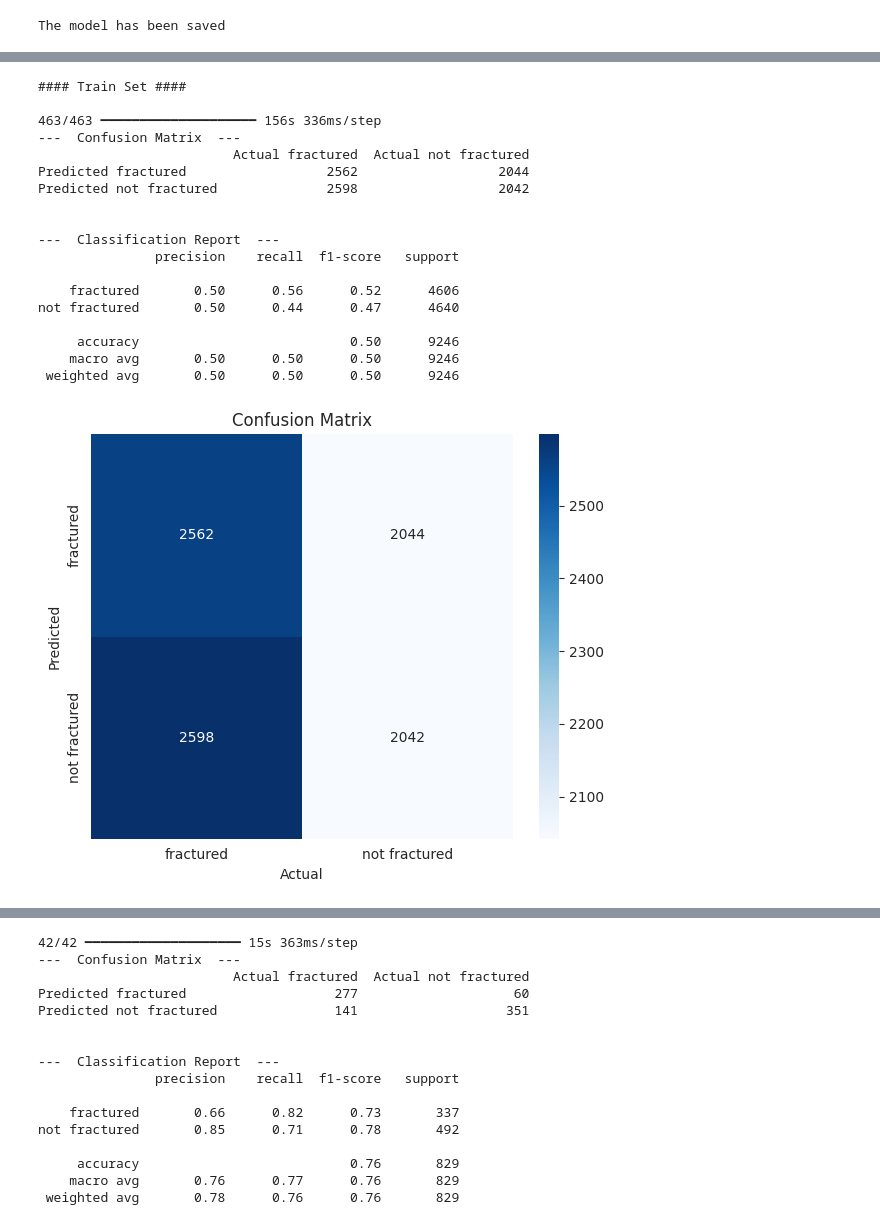
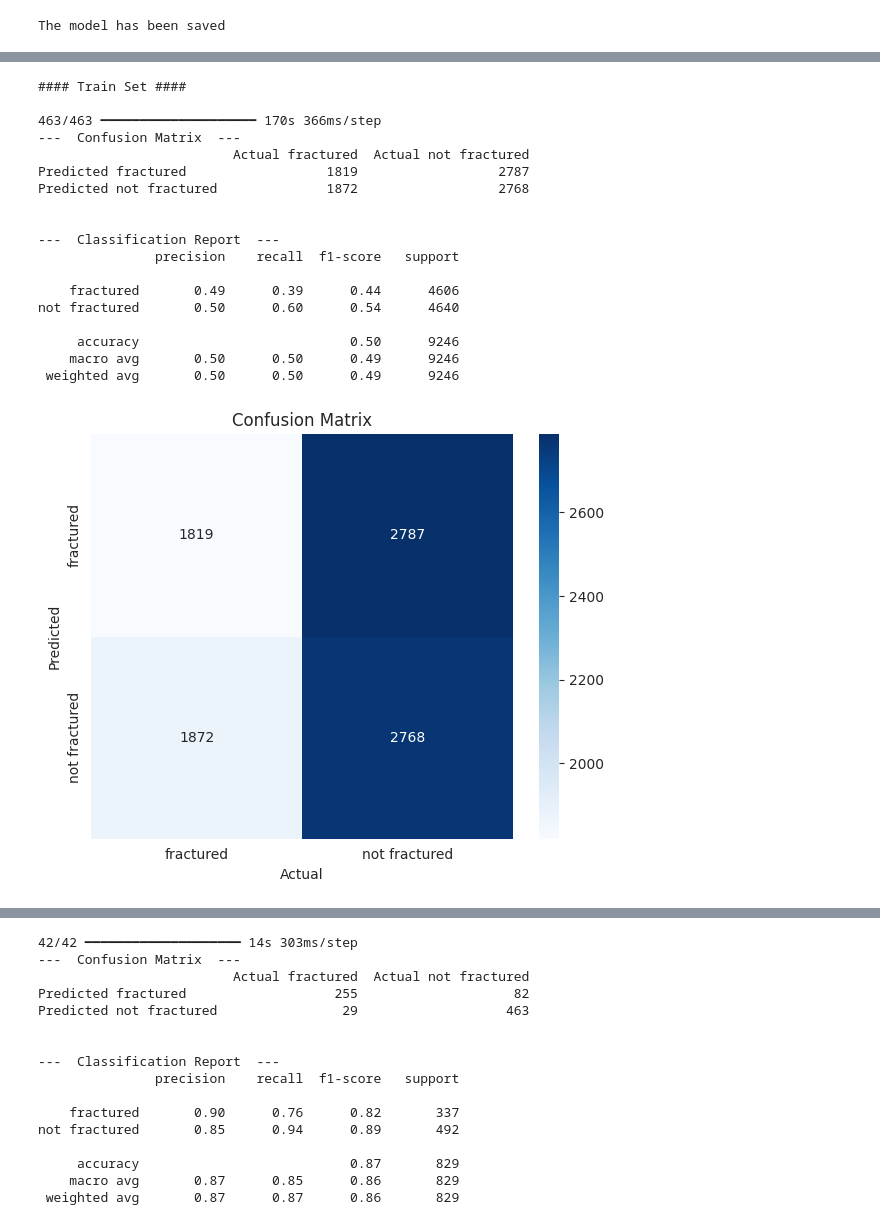
Before and after one commit to Felix-53/XrayFractureClass, a Jupyter notebook: jupytr_notebooks/Models_Evaluation.ipynb, the cells around one changed output, grey strips where cells are left out. Drawn from its saved outputs; the diff is of its cells as text; code cells hidden in the pictures.

```diff
--- a/jupytr_notebooks/Models_Evaluation.ipynb
+++ b/jupytr_notebooks/Models_Evaluation.ipynb
@@ -181,7 +181,7 @@ joblib.dump(value=train_set.class_indices,
 from tensorflow.keras.models import Sequential
 from tensorflow.keras.layers import Activation, Dropout, Flatten, Dense, Conv2D, MaxPooling2D
 # %%
-def create_tf_model():
+def create_tf_model_v2():
     model = Sequential()
 
     model.add(Conv2D(filters=32, kernel_size=(3, 3),
@@ -192,7 +192,11 @@ def create_tf_model():
               input_shape=image_shape, activation='relu', ))
     model.add(MaxPooling2D(pool_size=(2, 2)))
 
-    model.add(Conv2D(filters=64, kernel_size=(3, 3),
+    model.add(Conv2D(filters=128, kernel_size=(3, 3),
+              input_shape=image_shape, activation='relu', ))
+    model.add(MaxPooling2D(pool_size=(2, 2)))
+
+    model.add(Conv2D(filters=128, kernel_size=(3, 3),
               input_shape=image_shape, activation='relu', ))
     model.add(MaxPooling2D(pool_size=(2, 2)))
 
@@ -261,10 +289,10 @@ The model has been saved
 # %%
-#sns.set_style("whitegrid")
-#history[['loss','val_loss']].plot(style='.-')
-#plt.title("Loss")
-#plt.show()
+sns.set_style("whitegrid")
+history[['loss','val_loss']].plot(style='.-')
+plt.title("Loss")
+plt.show()
 
-#print("\n")
-#history[['accuracy','val_accuracy']].plot(style='.-')
-#plt.title("Accuracy")
-#plt.show()
+print("\n")
+history[['accuracy','val_accuracy']].plot(style='.-')
+plt.title("Accuracy")
+plt.show()
@@ -282,7 +312,7 @@ import seaborn as sns
 import matplotlib.pyplot as plt
 from sklearn.metrics import confusion_matrix, classification_report
 
-def confusion_matrix_and_report(data_set, pipeline, label_map):
+def confusion_matrix_and_report(data_set, pipeline, label_map, set_name=''):
     data_set.reset()
 
     prediction = pipeline.predict(data_set)
@@ -316,44 +346,45 @@ def confusion_matrix_and_report(data_set, pipeline, label_map):
 
     plt.xlabel('Actual')
     plt.ylabel('Predicted')
     plt.title('Confusion Matrix')
     plt.tight_layout()
+    plt.savefig(f'/workspaces/XrayFractureClass/outputs/v2/confusion_matrix_{set_name}.png', bbox_inches = 'tight', dpi=150)
     plt.show()
 
 def clf_performance(train_set, validation_set, test_set, pipeline, label_map):
   """
   Print classification performance
   """
   print("#### Train Set #### \n")
-  confusion_matrix_and_report(train_set, pipeline, label_map)
+  confusion_matrix_and_report(train_set, pipeline, label_map, 'Train set')
 
   print("#### Validation Set #### \n")
-  confusion_matrix_and_report(validation_set, pipeline, label_map)
+  confusion_matrix_and_report(validation_set, pipeline, label_map, 'Validation set')
 
   print("#### Test Set ####\n")
-  confusion_matrix_and_report(test_set, pipeline, label_map)
+  confusion_matrix_and_report(test_set, pipeline, label_map, 'Test Set')
 
 class_names = list(test_set.class_indices.keys())
-clf_performance( train_set, validation_set, test_set, model, class_names)
+clf_performance( train_set, validation_set, test_set, model_v2, class_names)
 # %% [output]
 #### Train Set ####
 
-463/463 ━━━━━━━━━━━━━━━━━━━━ 156s 336ms/step
+463/463 ━━━━━━━━━━━━━━━━━━━━ 170s 366ms/step
 ---  Confusion Matrix  ---
                          Actual fractured  Actual not fractured
-Predicted fractured                  2562                  2044
-Predicted not fractured              2598                  2042
+Predicted fractured                  1819                  2787
+Predicted not fractured              1872                  2768
 
 
 ---  Classification Report  ---
                precision    recall  f1-score   support
 
-    fractured       0.50      0.56      0.52      4606
-not fractured       0.50      0.44      0.47      4640
+    fractured       0.49      0.39      0.44      4606
+not fractured       0.50      0.60      0.54      4640
 
      accuracy                           0.50      9246
-    macro avg       0.50      0.50      0.50      9246
- weighted avg       0.50      0.50      0.50      9246
+    macro avg       0.50      0.50      0.49      9246
+ weighted avg       0.50      0.50      0.49      9246
-[figure, old version]
+[figure, new version]
 #### Validation Set ####
 
@@ -361,16 +392,16 @@ not fractured       0.50      0.44      0.47      4640
-42/42 ━━━━━━━━━━━━━━━━━━━━ 15s 363ms/step
+42/42 ━━━━━━━━━━━━━━━━━━━━ 14s 303ms/step
 ---  Confusion Matrix  ---
                          Actual fractured  Actual not fractured
-Predicted fractured                   277                    60
-Predicted not fractured               141                   351
+Predicted fractured                   255                    82
+Predicted not fractured                29                   463
 
 
 ---  Classification Report  ---
                precision    recall  f1-score   support
 
-    fractured       0.66      0.82      0.73       337
-not fractured       0.85      0.71      0.78       492
+    fractured       0.90      0.76      0.82       337
+not fractured       0.85      0.94      0.89       492
 
-     accuracy                           0.76       829
-    macro avg       0.76      0.77      0.76       829
- weighted avg       0.78      0.76      0.76       829
+     accuracy                           0.87       829
+    macro avg       0.87      0.85      0.86       829
+ weighted avg       0.87      0.87      0.86       829
```
Also changed, not shown: parts of 11 cells of this notebook, 14 other files.
